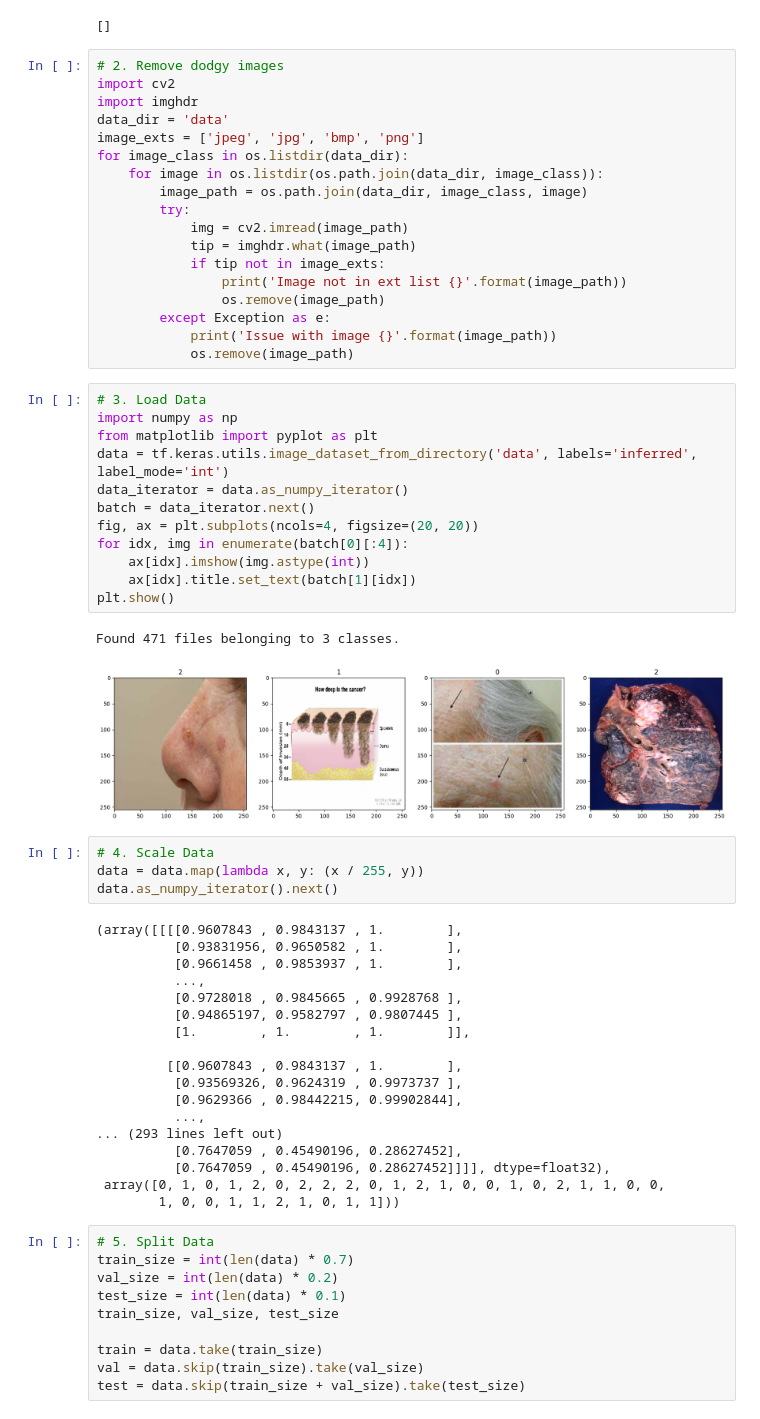
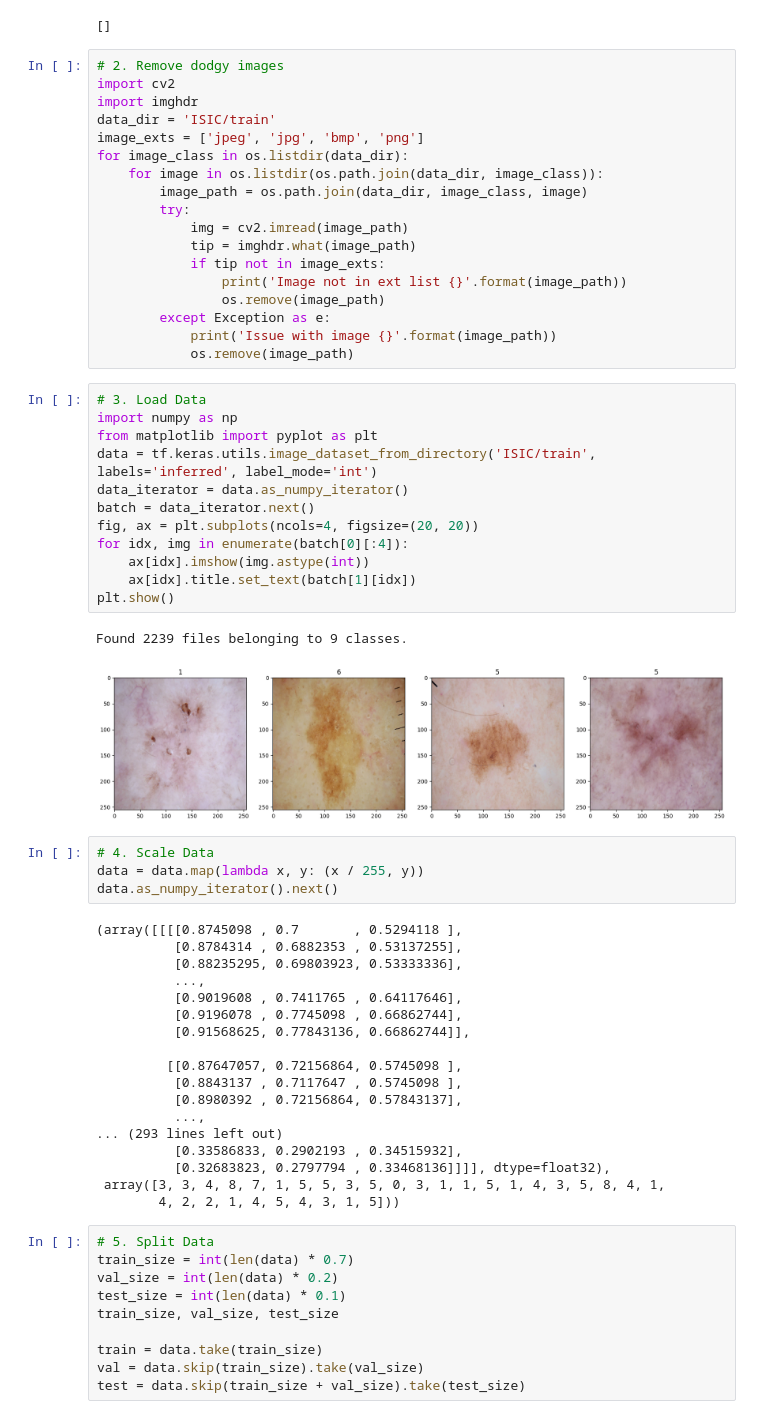
Before and after one commit to Adebozz/skin-Cancers-Detector, a Jupyter notebook: skin.ipynb, the cells around one changed output. Cells and saved outputs as stored; diff of their text form.

```diff
--- a/skin.ipynb
+++ b/skin.ipynb
@@ -69,7 +35,7 @@ tf.config.list_physical_devices('GPU')
 # 2. Remove dodgy images
 import cv2
 import imghdr
-data_dir = 'data'
+data_dir = 'ISIC/train'
 image_exts = ['jpeg', 'jpg', 'bmp', 'png']
 for image_class in os.listdir(data_dir):
     for image in os.listdir(os.path.join(data_dir, image_class)):
@@ -86,40 +52,40 @@ for image_class in os.listdir(data_dir):
 # %%
 # 3. Load Data
 import numpy as np
 from matplotlib import pyplot as plt
-data = tf.keras.utils.image_dataset_from_directory('data', labels='inferred', label_mode='int')
+data = tf.keras.utils.image_dataset_from_directory('ISIC/train', labels='inferred', label_mode='int')
 data_iterator = data.as_numpy_iterator()
 batch = data_iterator.next()
 fig, ax = plt.subplots(ncols=4, figsize=(20, 20))
 for idx, img in enumerate(batch[0][:4]):
     ax[idx].imshow(img.astype(int))
     ax[idx].title.set_text(batch[1][idx])
 plt.show()
 # %% [output]
-Found 471 files belonging to 3 classes.
+Found 2239 files belonging to 9 classes.
-[figure, old version]
+[figure, new version]
 # %%
 # 4. Scale Data
 data = data.map(lambda x, y: (x / 255, y))
 data.as_numpy_iterator().next()
 # %% [output]
-(array([[[[0.9607843 , 0.9843137 , 1.        ],
-          [0.93831956, 0.9650582 , 1.        ],
-          [0.9661458 , 0.9853937 , 1.        ],
+(array([[[[0.8745098 , 0.7       , 0.5294118 ],
+          [0.8784314 , 0.6882353 , 0.53137255],
+          [0.88235295, 0.69803923, 0.53333336],
           ...,
-          [0.9728018 , 0.9845665 , 0.9928768 ],
-          [0.94865197, 0.9582797 , 0.9807445 ],
-          [1.        , 1.        , 1.        ]],
+          [0.9019608 , 0.7411765 , 0.64117646],
+          [0.9196078 , 0.7745098 , 0.66862744],
+          [0.91568625, 0.77843136, 0.66862744]],
 
-         [[0.9607843 , 0.9843137 , 1.        ],
-          [0.93569326, 0.9624319 , 0.9973737 ],
-          [0.9629366 , 0.98442215, 0.99902844],
+         [[0.87647057, 0.72156864, 0.5745098 ],
+          [0.8843137 , 0.7117647 , 0.5745098 ],
+          [0.8980392 , 0.72156864, 0.57843137],
           ...,
 ... (293 lines left out)
-          [0.7647059 , 0.45490196, 0.28627452],
-          [0.7647059 , 0.45490196, 0.28627452]]]], dtype=float32),
- array([0, 1, 0, 1, 2, 0, 2, 2, 2, 0, 1, 2, 1, 0, 0, 1, 0, 2, 1, 1, 0, 0,
-        1, 0, 0, 1, 1, 2, 1, 0, 1, 1]))
+          [0.33586833, 0.2902193 , 0.34515932],
+          [0.32683823, 0.2797794 , 0.33468136]]]], dtype=float32),
+ array([3, 3, 4, 8, 7, 1, 5, 5, 3, 5, 0, 3, 1, 1, 5, 1, 4, 3, 5, 8, 4, 1,
+        4, 2, 2, 1, 4, 5, 4, 3, 1, 5]))
 # %%
 # 5. Split Data
 train_size = int(len(data) * 0.7)
```
Also changed, not shown: parts of 7 cells of this notebook, 4 other files.
